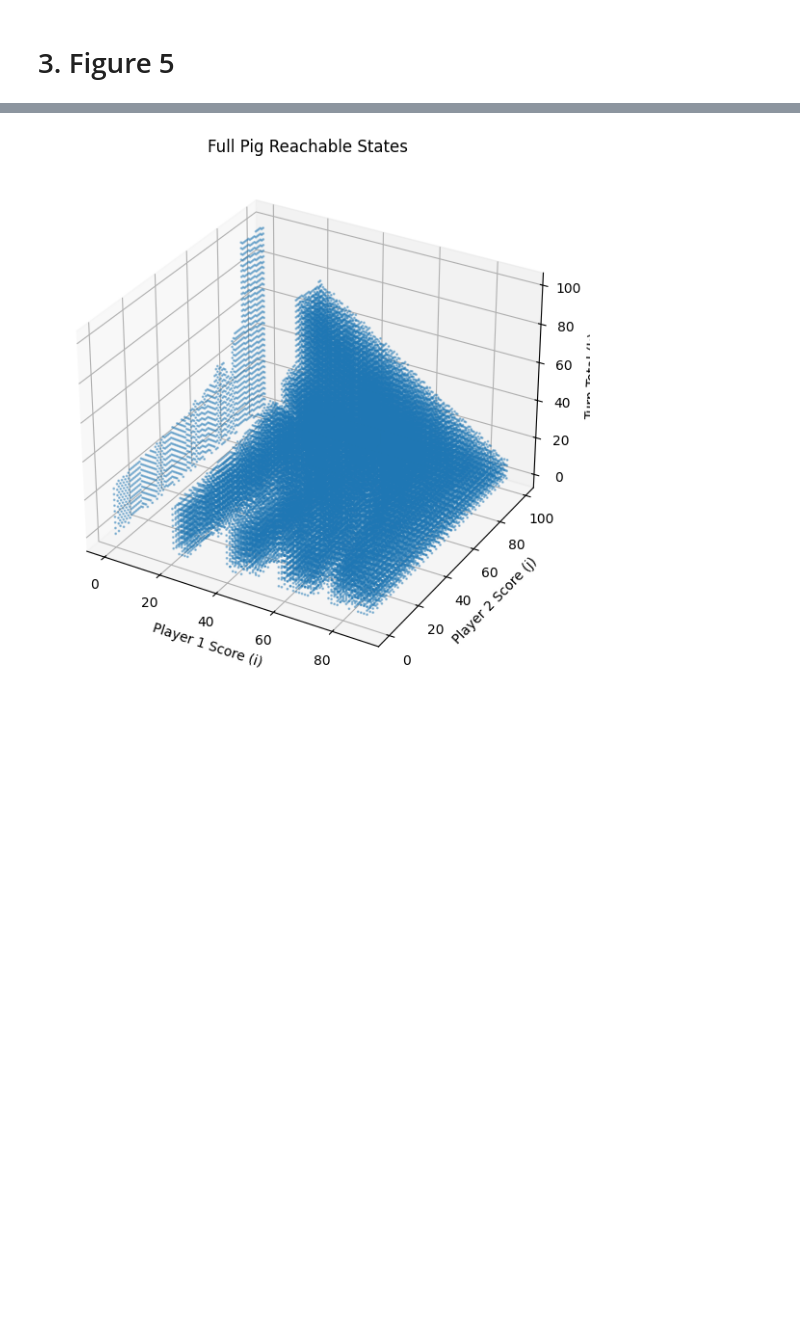
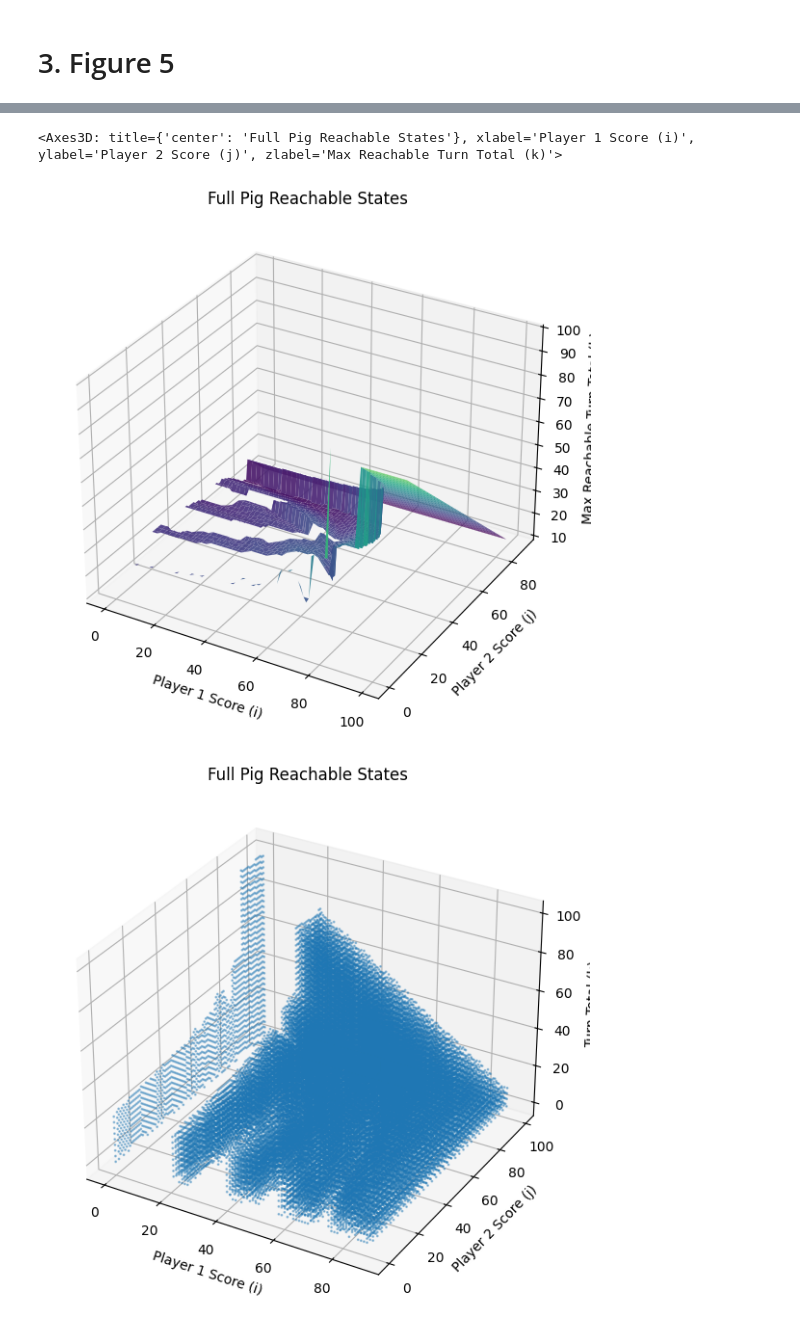
Before and after one commit to C-Rigby/Game_of_Pig_Assessment_3, a Jupyter notebook: experiments/pig_experiment/Pig_Figures.ipynb, the cells around one changed output, grey strips where cells are left out. Cells and saved outputs as stored; diff of their text form; code cells hidden in the pictures; blank space fills up the shorter version.

Commit message:
Pig_Figures: trying to fix figure 5

```diff
--- a/experiments/pig_experiment/Pig_Figures.ipynb
+++ b/experiments/pig_experiment/Pig_Figures.ipynb
@@ -163,3 +260,9 @@ plt.show()
+# %%
+plot_figure5_reachable_surface(full_fig5_data,
+    title="Full Pig Reachable States")
+# %% [output]
+<Axes3D: title={'center': 'Full Pig Reachable States'}, xlabel='Player 1 Score (i)', ylabel='Player 2 Score (j)', zlabel='Max Reachable Turn Total (k)'>
+[figure, added]
 # %%
 ah.plot_figure5_reachable_states(
     full_fig5_data,
```
Also changed, not shown: parts of 4 cells of this notebook.
